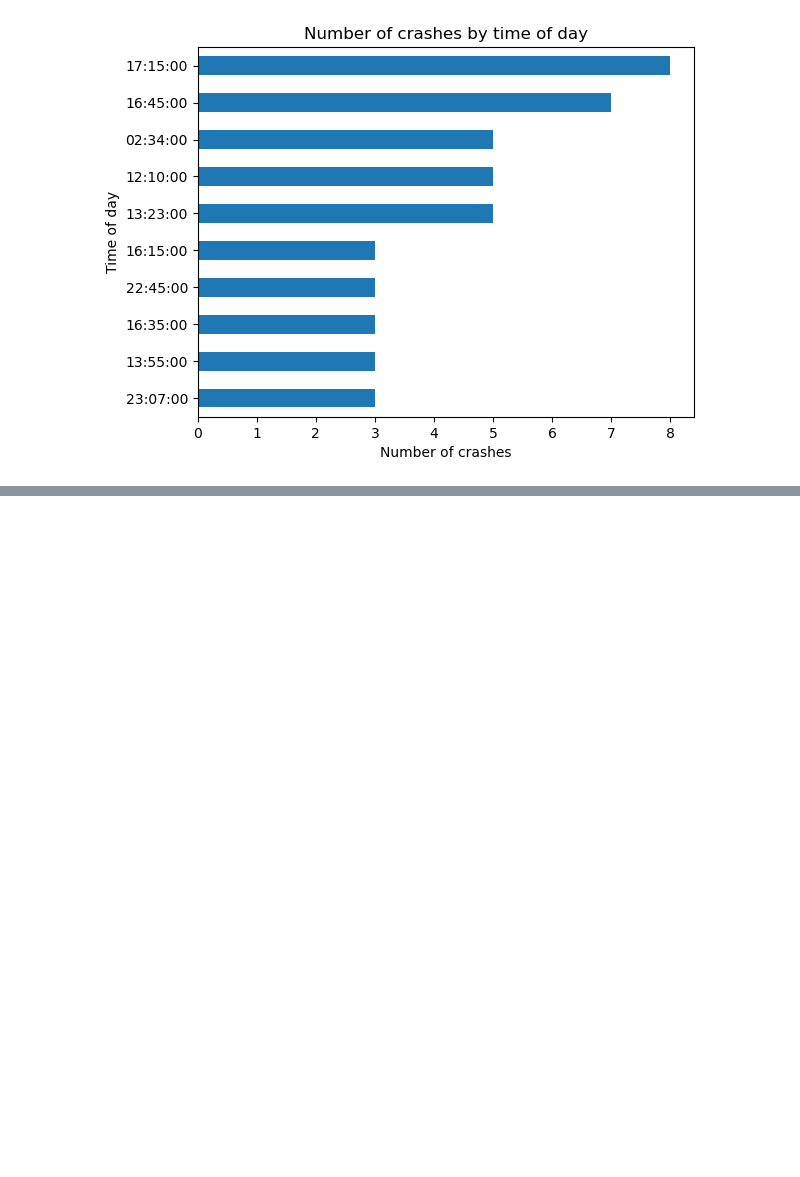
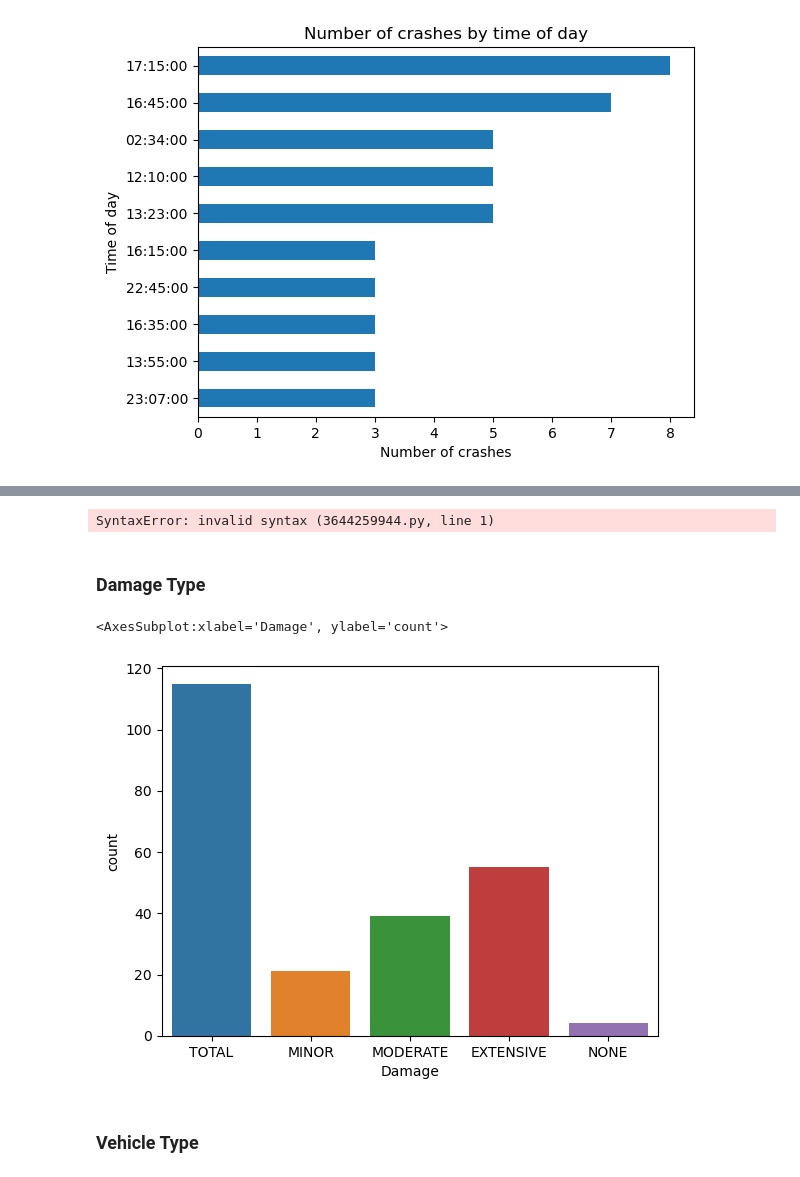
Before and after one commit to brandontnavarrete/reducing-county-collision, a Jupyter notebook: explore.ipynb, the cells around one changed output, grey strips where cells are left out. Saved outputs shown, nothing was run; the diff lists cells and outputs as text; code cells hidden in the pictures; blank space fills up the shorter version.

```diff
--- a/explore.ipynb
+++ b/explore.ipynb
@@ -232,0 +233,4 @@ print(outliers_lat)
+# %%
+df = pd.read_csv('vehicle.csv',index_col= 0 )
+# %%
+df.drop(columns= ['Driver Name'],inplace= True)
@@ -233,5 +242,5 @@ print(outliers_lat)
 # %%
-Longitude outliers:
+'''Longitude outliers:
      GPS Latitude  GPS Longitude        Date    Time  \
 69            0.0            0.0  05/23/2022  5:15PM
 144           0.0            0.0  05/23/2022  5:15PM
@@ -248,4 +257,15 @@ Latitude outliers:
                                           Location
 69   COUNTY ROAD 2185 .5 MILES EAST OF MARIONVILLE
 98                   MO 39 2 MILES NORTH OF MILLER
-144  COUNTY ROAD 2185 .5 MILES EAST OF MARIONVILLE
+144  COUNTY ROAD 2185 .5 MILES EAST OF MARIONVILLE  '''
+# %% [output]
+SyntaxError: invalid syntax (3644259944.py, line 1)
+# %% [markdown]
+### Damage Type
+# %%
+sns.countplot(data= df, x = "Damage" )
+# %% [output]
+<AxesSubplot:xlabel='Damage', ylabel='count'>
+[figure, added]
+# %% [markdown]
+### Vehicle Type
```
Also changed, not shown: parts of 32 cells of this notebook, 1 other file.
